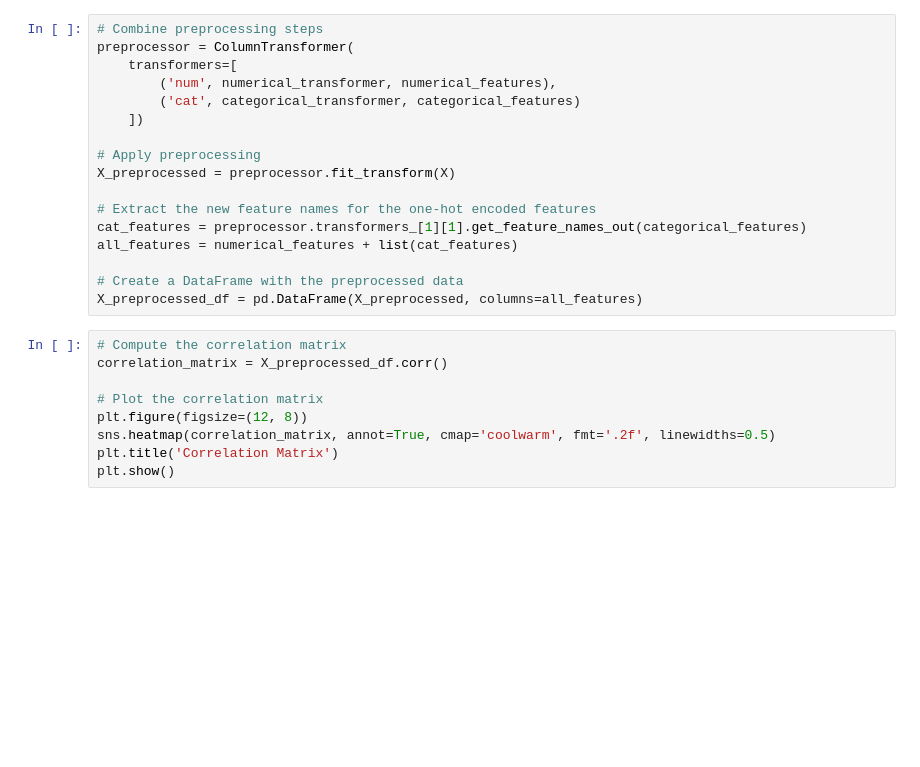
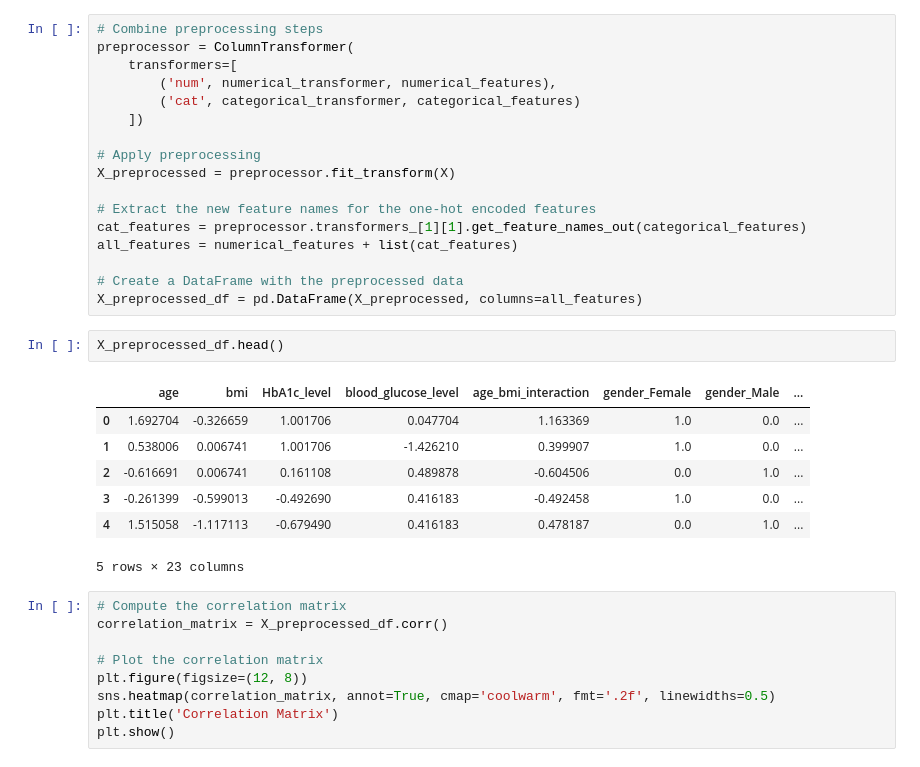
Before and after one commit to santoshkimandi/Dissertation_RMSE_CURVE, a Jupyter notebook: Predicting_Diabetes_using_Machine_Learning_Models.ipynb, the cells around one changed output. Drawn from its saved outputs; the diff is of its cells as text; blank space fills up the shorter version.

```diff
--- a/Predicting_Diabetes_using_Machine_Learning_Models.ipynb
+++ b/Predicting_Diabetes_using_Machine_Learning_Models.ipynb
@@ -253,6 +262,16 @@ all_features = numerical_features + list(cat_features)
 
 # Create a DataFrame with the preprocessed data
 X_preprocessed_df = pd.DataFrame(X_preprocessed, columns=all_features)
+# %%
+X_preprocessed_df.head()
+# %% [output]
+|  | age | bmi | HbA1c_level | blood_glucose_level | age_bmi_interaction | gender_Female | gender_Male | ... |
+| 0 | 1.692704 | -0.326659 | 1.001706 | 0.047704 | 1.163369 | 1.0 | 0.0 | ... |
+| 1 | 0.538006 | 0.006741 | 1.001706 | -1.426210 | 0.399907 | 1.0 | 0.0 | ... |
+| 2 | -0.616691 | 0.006741 | 0.161108 | 0.489878 | -0.604506 | 0.0 | 1.0 | ... |
+| 3 | -0.261399 | -0.599013 | -0.492690 | 0.416183 | -0.492458 | 1.0 | 0.0 | ... |
+| 4 | 1.515058 | -1.117113 | -0.679490 | 0.416183 | 0.478187 | 0.0 | 1.0 | ... |
+5 rows × 23 columns
 # %%
 # Compute the correlation matrix
 correlation_matrix = X_preprocessed_df.corr()
```
Also changed, not shown: parts of 2 cells of this notebook.
